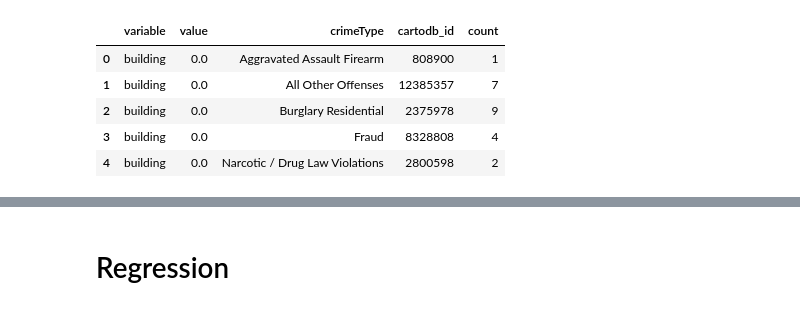
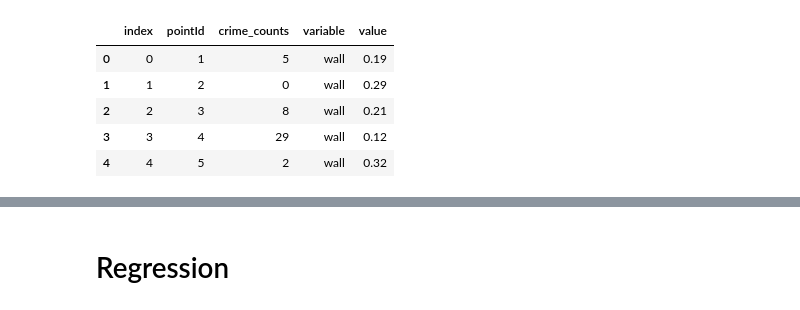
Before and after one commit to Zheng-Zhen/street-view-our-safety, a Jupyter notebook: data/correlation.ipynb, the cells around one changed output, grey strips where cells are left out. Drawn from its saved outputs; the diff is of its cells as text; code cells hidden in the pictures.

```diff
--- a/data/correlation.ipynb
+++ b/data/correlation.ipynb
@@ -4,0 +3,3 @@ selectCrime2 = pd.read_csv ("selectCrime2.csv")
+# %%
+crime = pd.read_csv("./correlation_ready.csv",index_col=0)
+crime.head()
@@ -5,17 +13,15 @@ selectCrime2 = pd.read_csv ("selectCrime2.csv")
 # %%
-selectCrime2 = selectCrime2.drop(columns=['Unnamed: 0','All','geometry','nearestSVPoint'])
-
 Vars=["wall","lives","building","infrastructure","road","sidewalk","sky","green","transportation","publicservice"]
+selectCrime2 = crime
 selectCrime2[Vars] = selectCrime2[Vars].apply(lambda x: round((x-x.min())/(x.max()-x.min()),2))
 
-selectCrime2 = pd.melt(selectCrime2, id_vars=['cartodb_id','crimeType','count'])
-selectCrime2 = selectCrime2.groupby(["variable","value","crimeType"]).sum("count")
+selectCrime2 = pd.melt(selectCrime2, id_vars=['pointId','crime_counts'])
 selectCrime2 = selectCrime2.reset_index()
 selectCrime2.head()
 # %% [output]
-|  | variable | value | crimeType | cartodb_id | count |
-| 0 | building | 0.0 | Aggravated Assault Firearm | 808900 | 1 |
-| 1 | building | 0.0 | All Other Offenses | 12385357 | 7 |
-| 2 | building | 0.0 | Burglary Residential | 2375978 | 9 |
-| 3 | building | 0.0 | Fraud | 8328808 | 4 |
-| 4 | building | 0.0 | Narcotic / Drug Law Violations | 2800598 | 2 |
+|  | index | pointId | crime_counts | variable | value |
+| 0 | 0 | 1 | 5 | wall | 0.19 |
+| 1 | 1 | 2 | 0 | wall | 0.29 |
+| 2 | 2 | 3 | 8 | wall | 0.21 |
+| 3 | 3 | 4 | 29 | wall | 0.12 |
+| 4 | 4 | 5 | 2 | wall | 0.32 |
```
Also changed, not shown: parts of 20 cells of this notebook, 2 other files.
